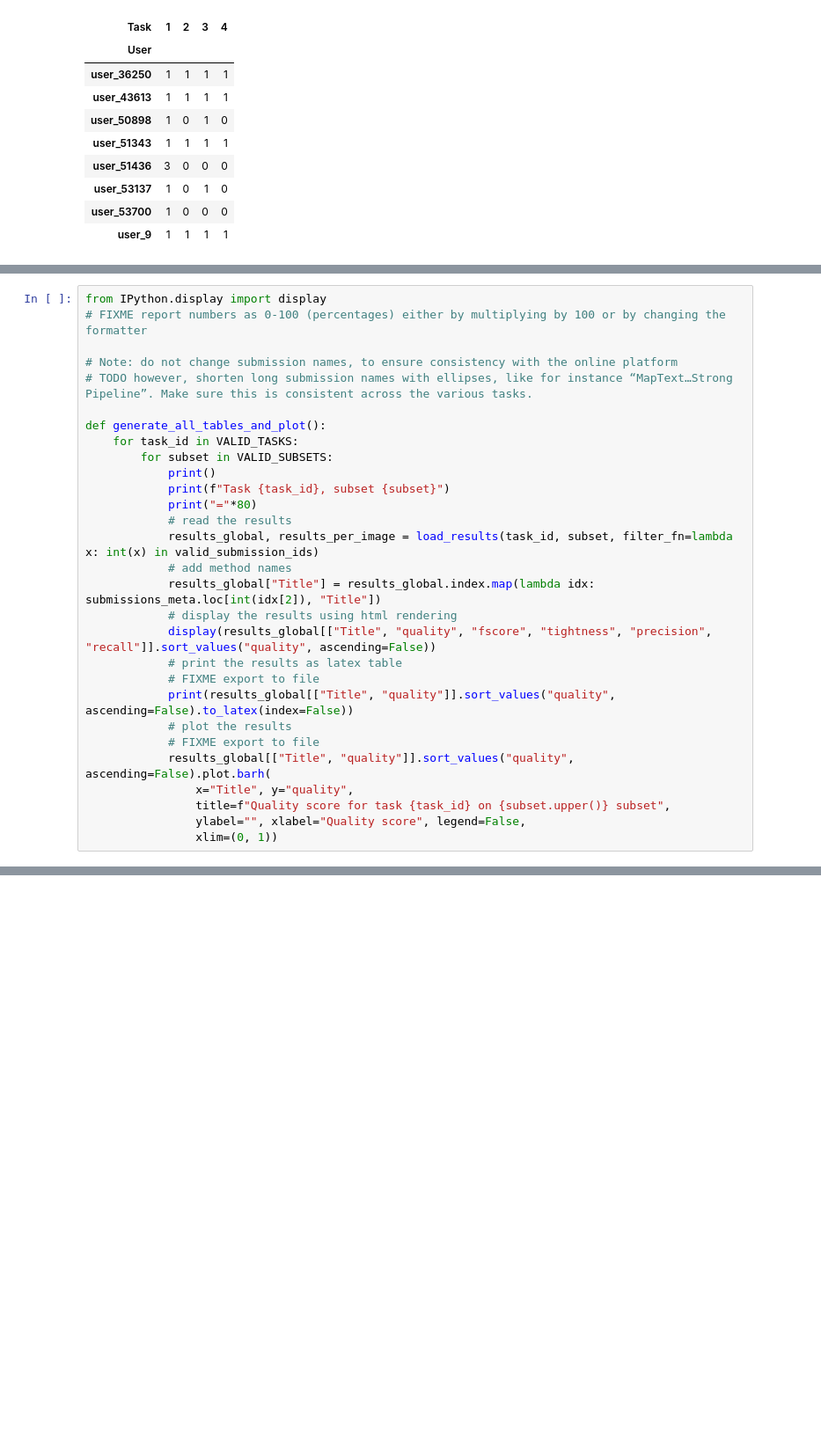
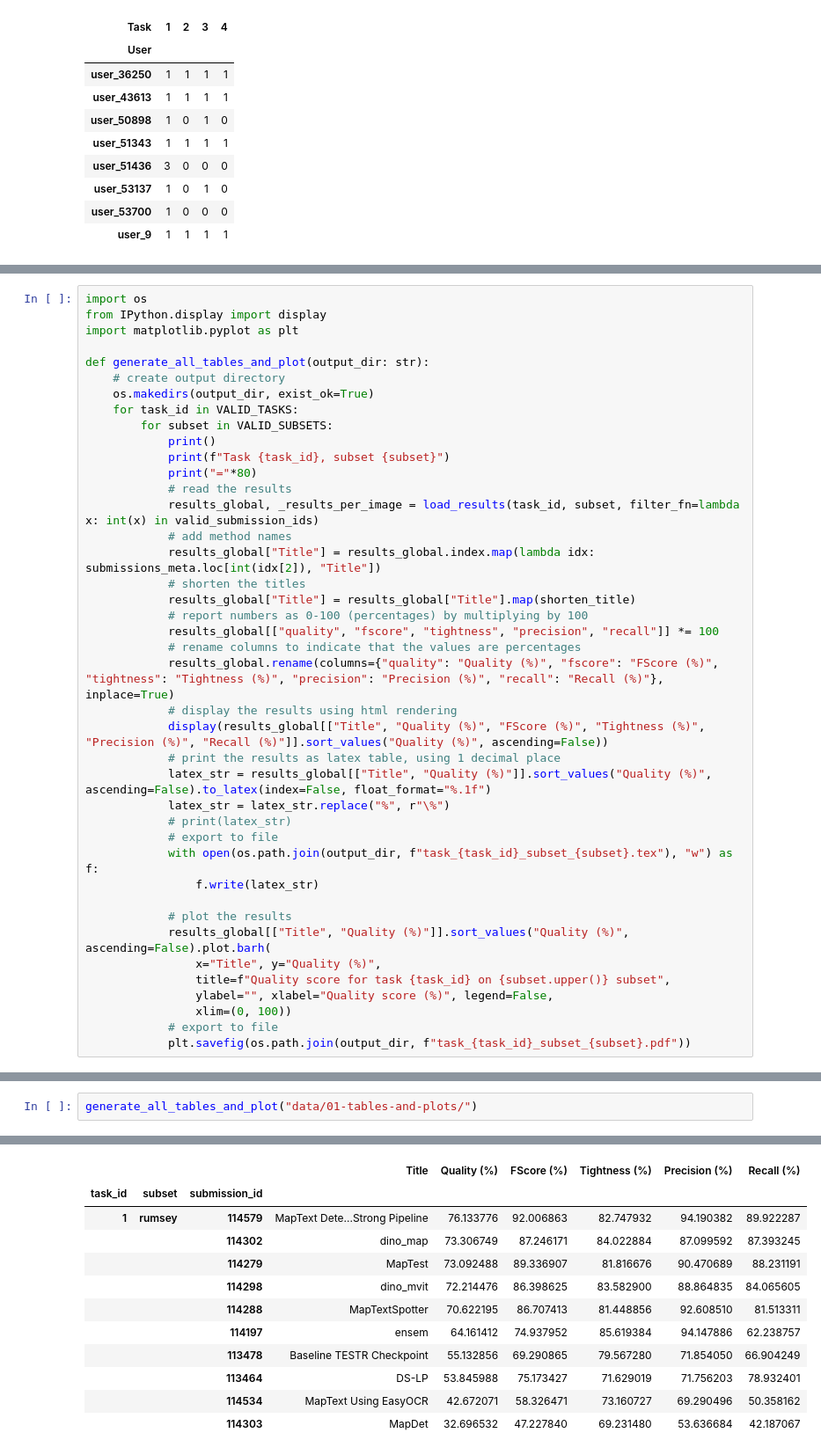
Before and after one commit to icdar-maptext/analysis, a Jupyter notebook: 00-results-plots-tables.ipynb, the cells around one changed output, grey strips where cells are left out. Shown at 88% size. Cells and saved outputs as stored; diff of their text form; blank space fills up the shorter version.

Commit message:
Simple tables and graphs export, minimal content for report

```diff
--- a/00-results-plots-tables.ipynb
+++ b/00-results-plots-tables.ipynb
@@ -148,29 +166,41 @@ Note: some submissions did not provide predictions for both datasets, so we coul
 # %%
+import os
 from IPython.display import display
-# FIXME report numbers as 0-100 (percentages) either by multiplying by 100 or by changing the formatter
+import matplotlib.pyplot as plt
 
-# Note: do not change submission names, to ensure consistency with the online platform
-# TODO however, shorten long submission names with ellipses, like for instance “MapText…Strong Pipeline”. Make sure this is consistent across the various tasks.
-
-def generate_all_tables_and_plot():
+def generate_all_tables_and_plot(output_dir: str):
+    # create output directory
+    os.makedirs(output_dir, exist_ok=True)
     for task_id in VALID_TASKS:
         for subset in VALID_SUBSETS:
             print()
             print(f"Task {task_id}, subset {subset}")
             print("="*80)
             # read the results
-            results_global, results_per_image = load_results(task_id, subset, filter_fn=lambda x: int(x) in valid_submission_ids)
+            results_global, _results_per_image = load_results(task_id, subset, filter_fn=lambda x: int(x) in valid_submission_ids)
             # add method names
             results_global["Title"] = results_global.index.map(lambda idx: submissions_meta.loc[int(idx[2]), "Title"])
+            # shorten the titles
+            results_global["Title"] = results_global["Title"].map(shorten_title)
+            # report numbers as 0-100 (percentages) by multiplying by 100
+            results_global[["quality", "fscore", "tightness", "precision", "recall"]] *= 100
+            # rename columns to indicate that the values are percentages
+            results_global.rename(columns={"quality": "Quality (%)", "fscore": "FScore (%)", "tightness": "Tightness (%)", "precision": "Precision (%)", "recall": "Recall (%)"}, inplace=True)
             # display the results using html rendering
-            display(results_global[["Title", "quality", "fscore", "tightness", "precision", "recall"]].sort_values("quality", ascending=False))
-            # print the results as latex table
-            # FIXME export to file
-            print(results_global[["Title", "quality"]].sort_values("quality", ascending=False).to_latex(index=False))
+            display(results_global[["Title", "Quality (%)", "FScore (%)", "Tightness (%)", "Precision (%)", "Recall (%)"]].sort_values("Quality (%)", ascending=False))
+            # print the results as latex table, using 1 decimal place
+            latex_str = results_global[["Title", "Quality (%)"]].sort_values("Quality (%)", ascending=False).to_latex(index=False, float_format="%.1f")
+            latex_str = latex_str.replace("%", r"\%")
+            # print(latex_str)
+            # export to file
+            with open(os.path.join(output_dir, f"task_{task_id}_subset_{subset}.tex"), "w") as f:
+                f.write(latex_str)
+
             # plot the results
-            # FIXME export to file
-            results_global[["Title", "quality"]].sort_values("quality", ascending=False).plot.barh(
-                x="Title", y="quality",
+            results_global[["Title", "Quality (%)"]].sort_values("Quality (%)", ascending=False).plot.barh(
+                x="Title", y="Quality (%)",
                 title=f"Quality score for task {task_id} on {subset.upper()} subset",
-                ylabel="", xlabel="Quality score", legend=False,
-                xlim=(0, 1))
+                ylabel="", xlabel="Quality score (%)", legend=False,
+                xlim=(0, 100))
+            # export to file
+            plt.savefig(os.path.join(output_dir, f"task_{task_id}_subset_{subset}.pdf"))
@@ -312,0 +207,3 @@ Task 3, subset ign
+# %%
+generate_all_tables_and_plot("data/01-tables-and-plots/")
+# %% [output]
@@ -312,0 +212,12 @@ Task 3, subset ign
+|  |  |  | Title | Quality (%) | FScore (%) | Tightness (%) | Precision (%) | Recall (%) |
+| task_id | subset | submission_id |  |  |  |  |  |  |
+| 1 | rumsey | 114579 | MapText Dete...Strong Pipeline | 76.133776 | 92.006863 | 82.747932 | 94.190382 | 89.922287 |
+|  |  | 114302 | dino_map | 73.306749 | 87.246171 | 84.022884 | 87.099592 | 87.393245 |
+|  |  | 114279 | MapTest | 73.092488 | 89.336907 | 81.816676 | 90.470689 | 88.231191 |
+|  |  | 114298 | dino_mvit | 72.214476 | 86.398625 | 83.582900 | 88.864835 | 84.065605 |
+|  |  | 114288 | MapTextSpotter | 70.622195 | 86.707413 | 81.448856 | 92.608510 | 81.513311 |
+|  |  | 114197 | ensem | 64.161412 | 74.937952 | 85.619384 | 94.147886 | 62.238757 |
+|  |  | 113478 | Baseline TESTR Checkpoint | 55.132856 | 69.290865 | 79.567280 | 71.854050 | 66.904249 |
+|  |  | 113464 | DS-LP | 53.845988 | 75.173427 | 71.629019 | 71.756203 | 78.932401 |
+|  |  | 114534 | MapText Using EasyOCR | 42.672071 | 58.326471 | 73.160727 | 69.290496 | 50.358162 |
+|  |  | 114303 | MapDet | 32.696532 | 47.227840 | 69.231480 | 53.636684 | 42.187067 |
```
Also changed, not shown: parts of 5 cells of this notebook, 16 other files.
